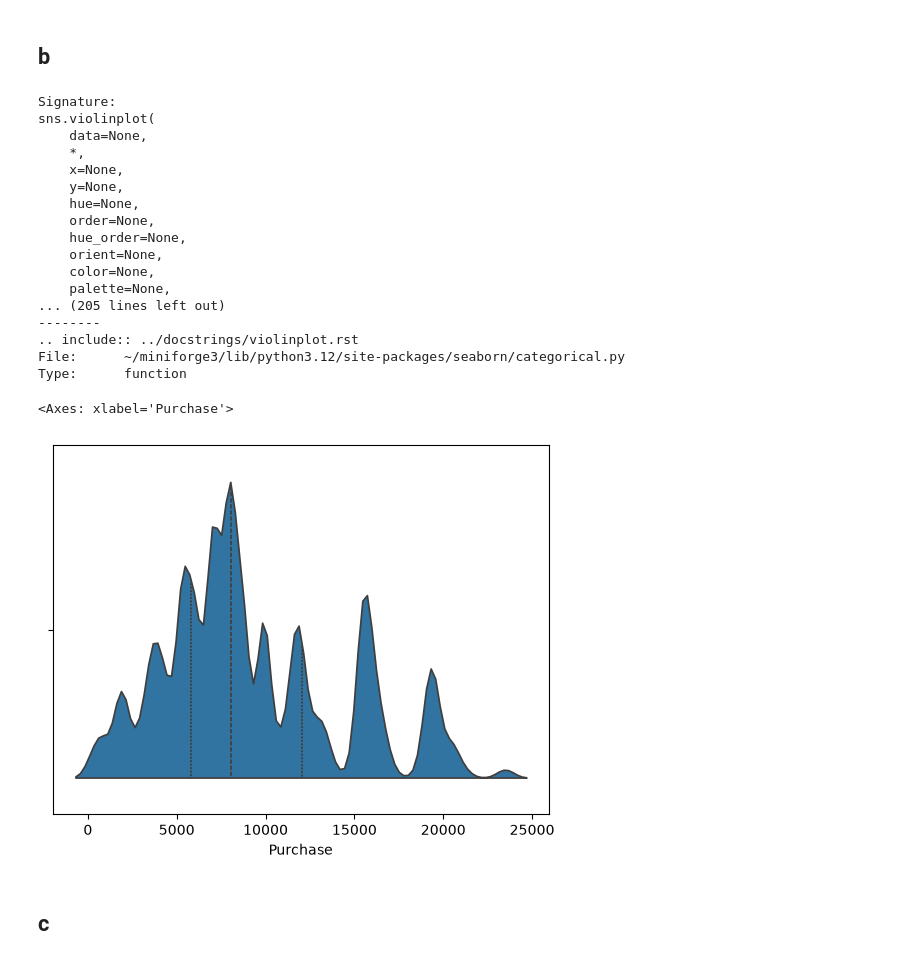
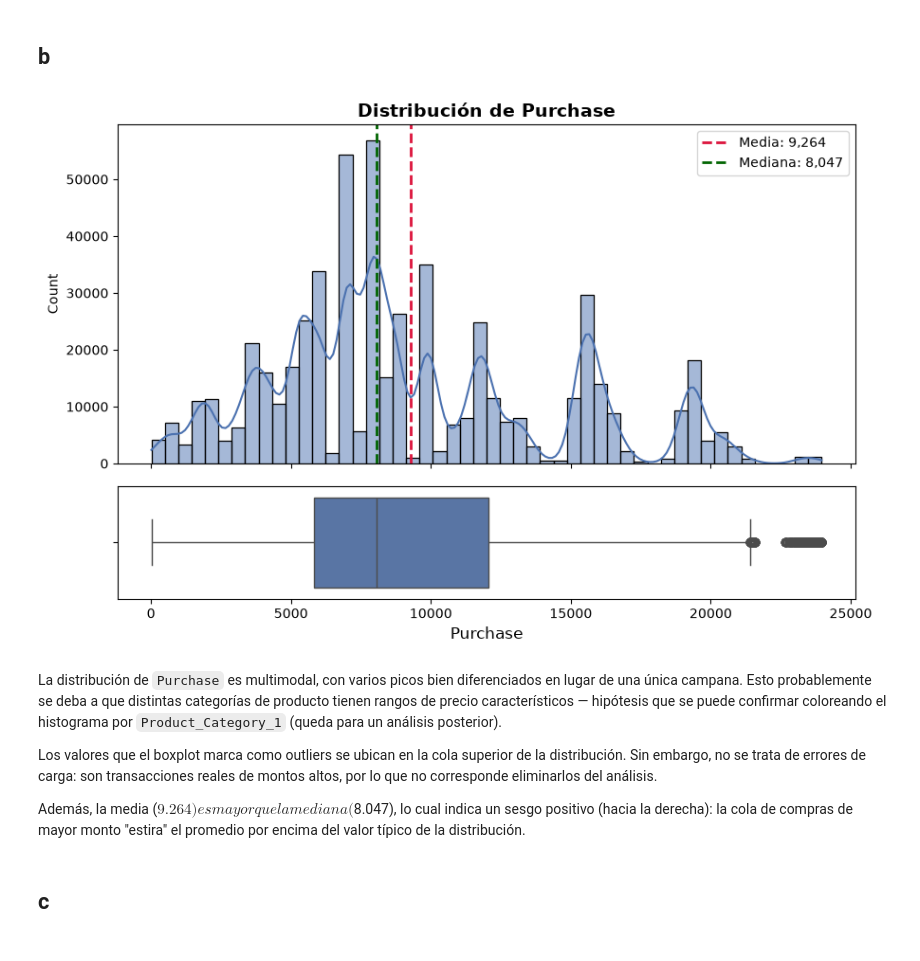
Before and after one commit to RafaelPigata/RP_blackfriday_sales_prediction, a Jupyter notebook: TP1.ipynb, the cells around one changed output. Saved outputs shown, nothing was run; the diff lists cells and outputs as text; code cells hidden in the pictures.

```diff
--- a/TP1.ipynb
+++ b/TP1.ipynb
@@ -212,31 +212,41 @@ Donde tenemos que:
 | Cuantil 75% | 12.054,00   |
 # %% [markdown]
 ## b
-# %%
-sns.violinplot?
-# %% [output]
-Signature:
-sns.violinplot(
-    data=None,
-    *,
-    x=None,
-    y=None,
-    hue=None,
-    order=None,
-    hue_order=None,
-    orient=None,
-    color=None,
-    palette=None,
-... (205 lines left out)
---------
-.. include:: ../docstrings/violinplot.rst
-File:      ~/miniforge3/lib/python3.12/site-packages/seaborn/categorical.py
-Type:      function
-# %%
-sns.violinplot(data['Purchase'], orient="h", fill=True, split=True, inner="quart")
-# %% [output]
-<Axes: xlabel='Purchase'>
-[figure, removed]
+# %%
+fig, (ax_hist, ax_box) = plt.subplots(
+    2, 1,
+    figsize=(9, 6),
+    sharex=True,
+    gridspec_kw={"height_ratios": [3, 1]}
+)
+
+sns.histplot(data['Purchase'], bins=50, kde=True, color="#4C72B0", ax=ax_hist)
+ax_hist.set_title("Distribución de Purchase", fontsize=14, fontweight="bold")
+ax_hist.set_xlabel("")
+
+media = data['Purchase'].mean()
+mediana = data['Purchase'].median()
+
+ax_hist.axvline(media, color="crimson", linestyle="--", linewidth=2,
+                 label=f"Media: {media:,.0f}")
+ax_hist.axvline(mediana, color="darkgreen", linestyle="--", linewidth=2,
+                 label=f"Mediana: {mediana:,.0f}")
+
+ax_hist.legend(fontsize=10)
+
+sns.boxplot(x=data['Purchase'], color="#4C72B0", ax=ax_box)
+ax_box.set_xlabel("Purchase", fontsize=12)
+
+plt.tight_layout()
+plt.show()
+# %% [output]
+[figure, added]
+# %% [markdown]
+La distribución de `Purchase` es multimodal, con varios picos bien diferenciados en lugar de una única campana. Esto probablemente se deba a que distintas categorías de producto tienen rangos de precio característicos — hipótesis que se puede confirmar coloreando el histograma por `Product_Category_1` (queda para un análisis posterior).
+
+Los valores que el boxplot marca como outliers se ubican en la cola superior de la distribución. Sin embargo, no se trata de errores de carga: son transacciones reales de montos altos, por lo que no corresponde eliminarlos del análisis.
+
+Además, la media ($9.264) es mayor que la mediana ($8.047), lo cual indica un sesgo positivo (hacia la derecha): la cola de compras de mayor monto "estira" el promedio por encima del valor típico de la distribución.
 # %% [markdown]
 ## c
 # %% [markdown]
```
Also changed, not shown: 1 other file.
